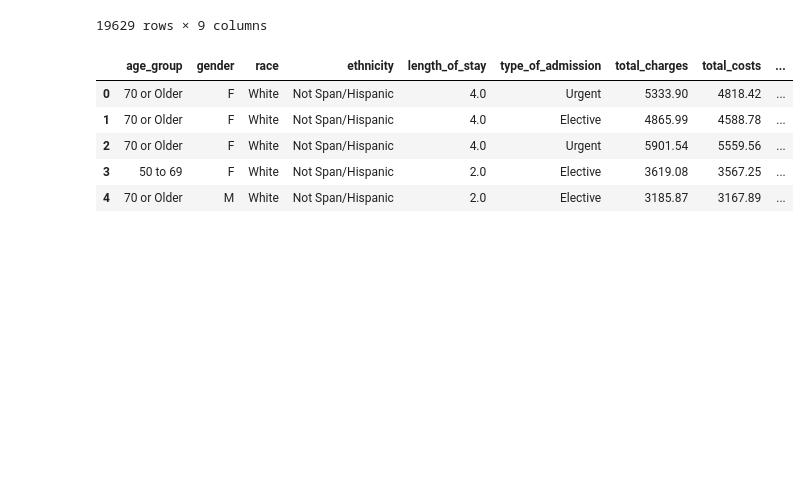
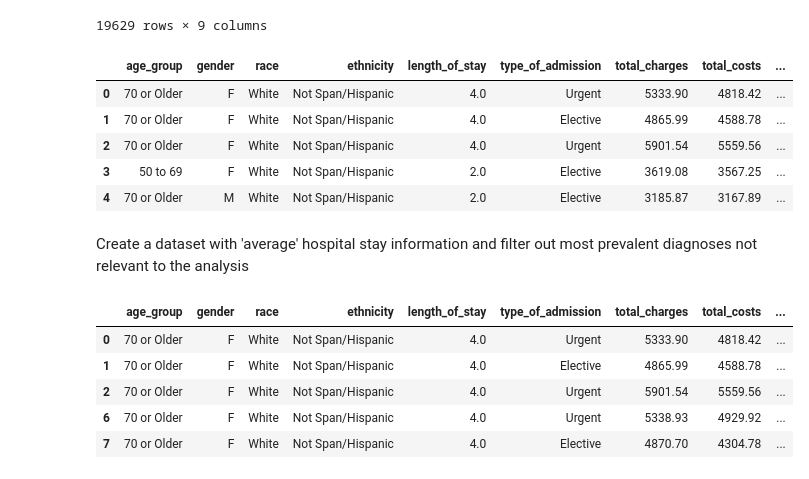
Before and after one commit to ChloeSecreti/Healthcare-Costs, a Jupyter notebook: health analysis.ipynb, the cells around one changed output. Cells and saved outputs as stored; diff of their text form; code cells hidden in the pictures; blank space fills up the shorter version.

```diff
--- a/health analysis.ipynb
+++ b/health analysis.ipynb
@@ -125,3 +134,18 @@ healthcare.head()
 | 2 | 70 or Older | F | White | Not Span/Hispanic | 4.0 | Urgent | 5901.54 | 5559.56 | ... |
 | 3 | 50 to 69 | F | White | Not Span/Hispanic | 2.0 | Elective | 3619.08 | 3567.25 | ... |
 | 4 | 70 or Older | M | White | Not Span/Hispanic | 2.0 | Elective | 3185.87 | 3167.89 | ... |
+# %% [markdown]
+Create a dataset with 'average' hospital stay information and filter out most prevalent diagnoses not relevant to the analysis
+# %%
+# to compare data on the average length of stay vs an extended stay, create two sets of data: one that
+# reflects the average according to research (4.6 is average; will include both 4 and 5 days), and one
+# that is greater than or equal to 21 days
+avg_stay = healthcare[healthcare['length_of_stay'].isin([4, 5])]
+avg_stay.head()
+# %% [output]
+|  | age_group | gender | race | ethnicity | length_of_stay | type_of_admission | total_charges | total_costs | ... |
+| 0 | 70 or Older | F | White | Not Span/Hispanic | 4.0 | Urgent | 5333.90 | 4818.42 | ... |
+| 1 | 70 or Older | F | White | Not Span/Hispanic | 4.0 | Elective | 4865.99 | 4588.78 | ... |
+| 2 | 70 or Older | F | White | Not Span/Hispanic | 4.0 | Urgent | 5901.54 | 5559.56 | ... |
+| 6 | 70 or Older | F | White | Not Span/Hispanic | 4.0 | Urgent | 5338.93 | 4929.92 | ... |
+| 7 | 70 or Older | F | White | Not Span/Hispanic | 4.0 | Elective | 4870.70 | 4304.78 | ... |
```
Also changed, not shown: parts of 17 cells of this notebook.
